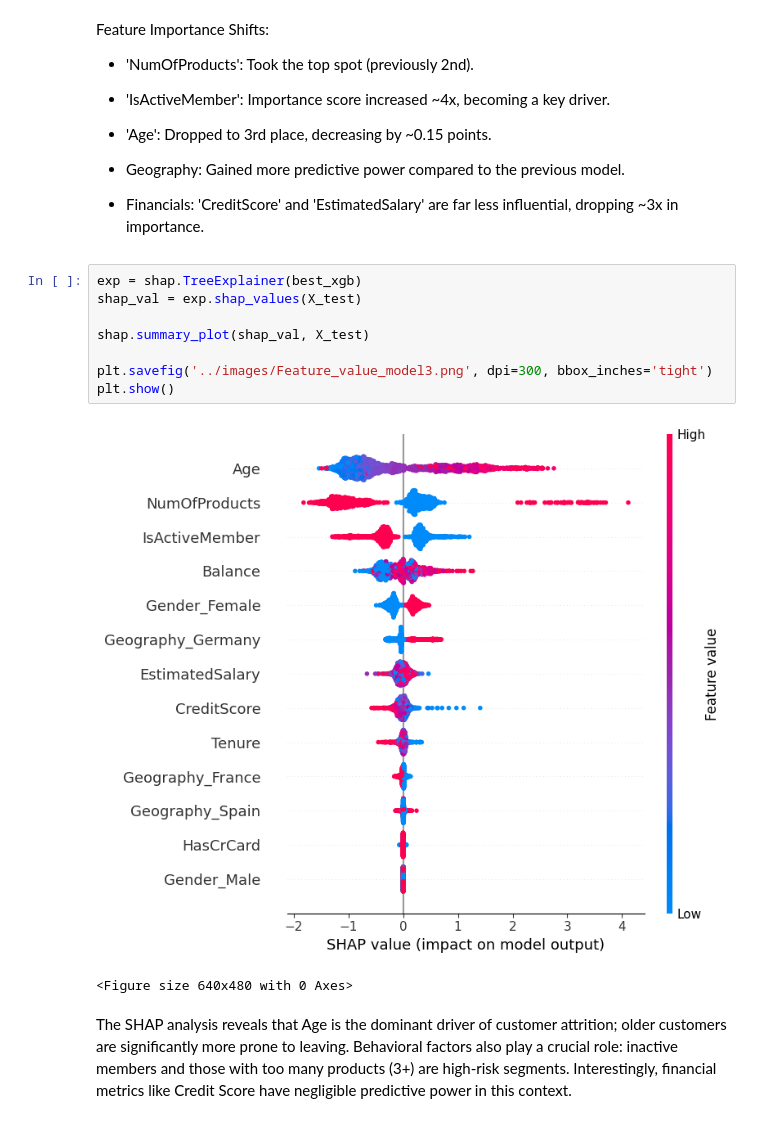
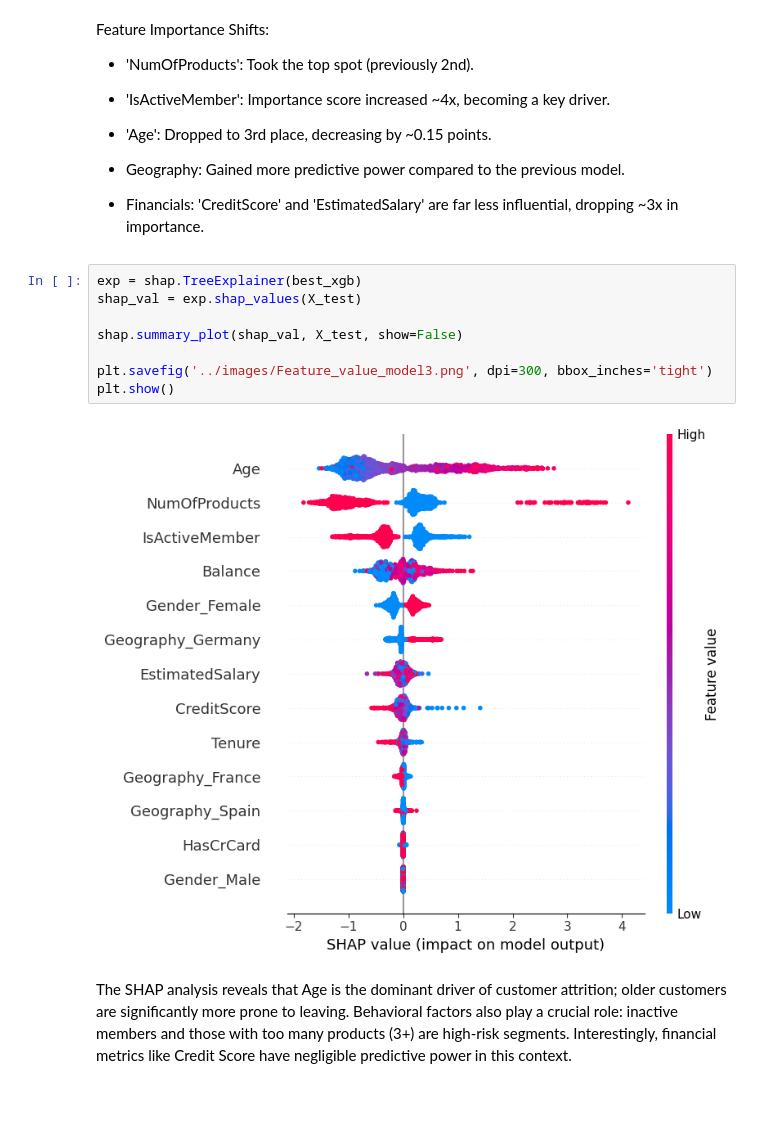
Before and after one commit to Przemsonn05/Bank-Churn-Prediction, a Jupyter notebook: notebooks/Bank churn predictions.ipynb, the cells around one changed output. Cells and saved outputs as stored; diff of their text form.

Commit message:
Add project visualizations to images folder and corrected notebook

```diff
--- a/notebooks/Bank churn predictions.ipynb
+++ b/notebooks/Bank churn predictions.ipynb
@@ -690,14 +690,13 @@ Feature Importance Shifts:
 # %%
 exp = shap.TreeExplainer(best_xgb)
 shap_val = exp.shap_values(X_test)
 
-shap.summary_plot(shap_val, X_test)
+shap.summary_plot(shap_val, X_test, show=False)
 
 plt.savefig('../images/Feature_value_model3.png', dpi=300, bbox_inches='tight')
 plt.show()
 # %% [output]
-[figure, old version]
+[figure, new version]
-<Figure size 640x480 with 0 Axes>
 # %% [markdown]
 The SHAP analysis reveals that Age is the dominant driver of customer attrition; older customers are significantly more prone to leaving. Behavioral factors also play a crucial role: inactive members and those with too many products (3+) are high-risk segments. Interestingly, financial metrics like Credit Score have negligible predictive power in this context.
 # %%
```
Also changed, not shown: 1 other file.
